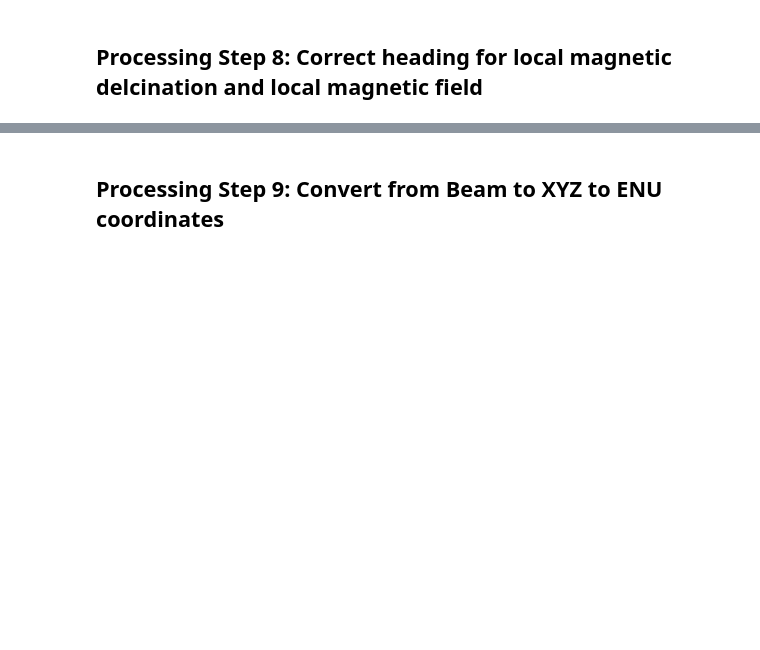
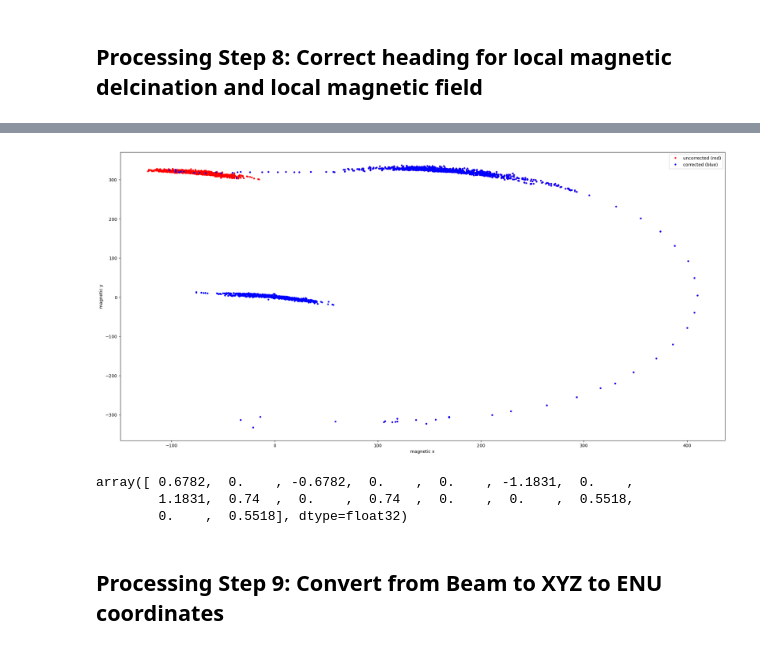
Before and after one commit to JGradone/Slocum-AD2CP, a Jupyter notebook: notebooks/01_Slocum_AD2CP_Testing_and_Data_Exploration.ipynb, the cells around one changed output, grey strips where cells are left out. Cells and saved outputs as stored; diff of their text form; code cells hidden in the pictures; blank space fills up the shorter version.

```diff
--- a/notebooks/01_Slocum_AD2CP_Testing_and_Data_Exploration.ipynb
+++ b/notebooks/01_Slocum_AD2CP_Testing_and_Data_Exploration.ipynb
@@ -354,3 +365,19 @@ ValueError: Must have at least 9 points to fit a unique ellipsoid
+# %%
+# heading correction
+plt.figure(figsize=(25,12))
+plt.plot(subset_ad2cp.MagnetometerX,subset_ad2cp.MagnetometerY, '.r', subset_ad2cp.MagX_corrected, subset_ad2cp.MagY_corrected, '.b')
+plt.legend(['uncorrected (red)', 'corrected (blue)'])
+plt.xlabel('magnetic x')
+plt.ylabel('magnetic y')
+plt.show()
+# %% [output]
+[figure, added]
+# %%
+subset_ad2cp.avg_beam2xyz
+# %% [output]
+array([ 0.6782,  0.    , -0.6782,  0.    ,  0.    , -1.1831,  0.    ,
+        1.1831,  0.74  ,  0.    ,  0.74  ,  0.    ,  0.    ,  0.5518,
+        0.    ,  0.5518], dtype=float32)
 # %% [markdown]
 ## Processing Step 9: Convert from Beam to XYZ to ENU coordinates
 # %%
```
Also changed, not shown: parts of 4 cells of this notebook, 1 other file.
